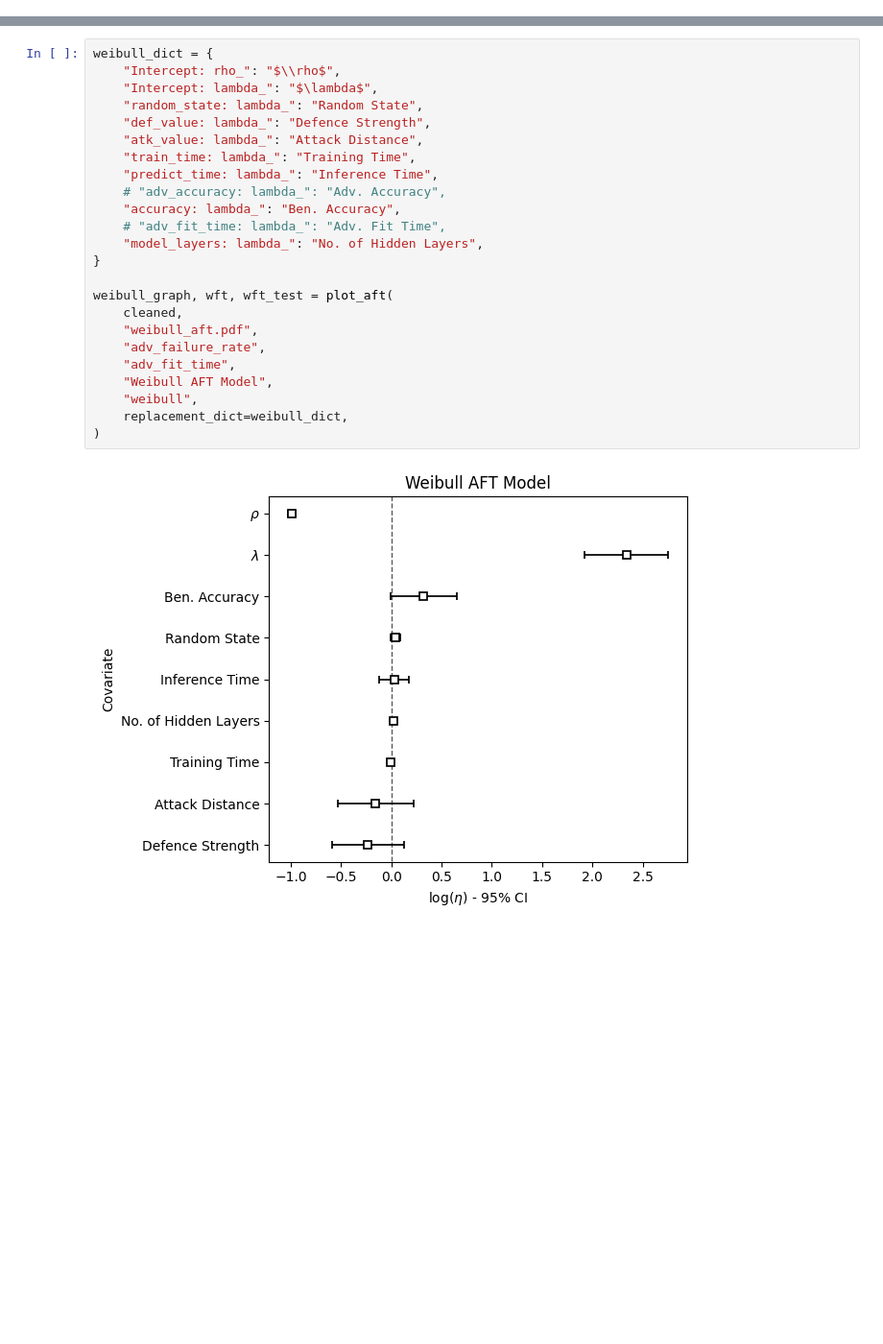
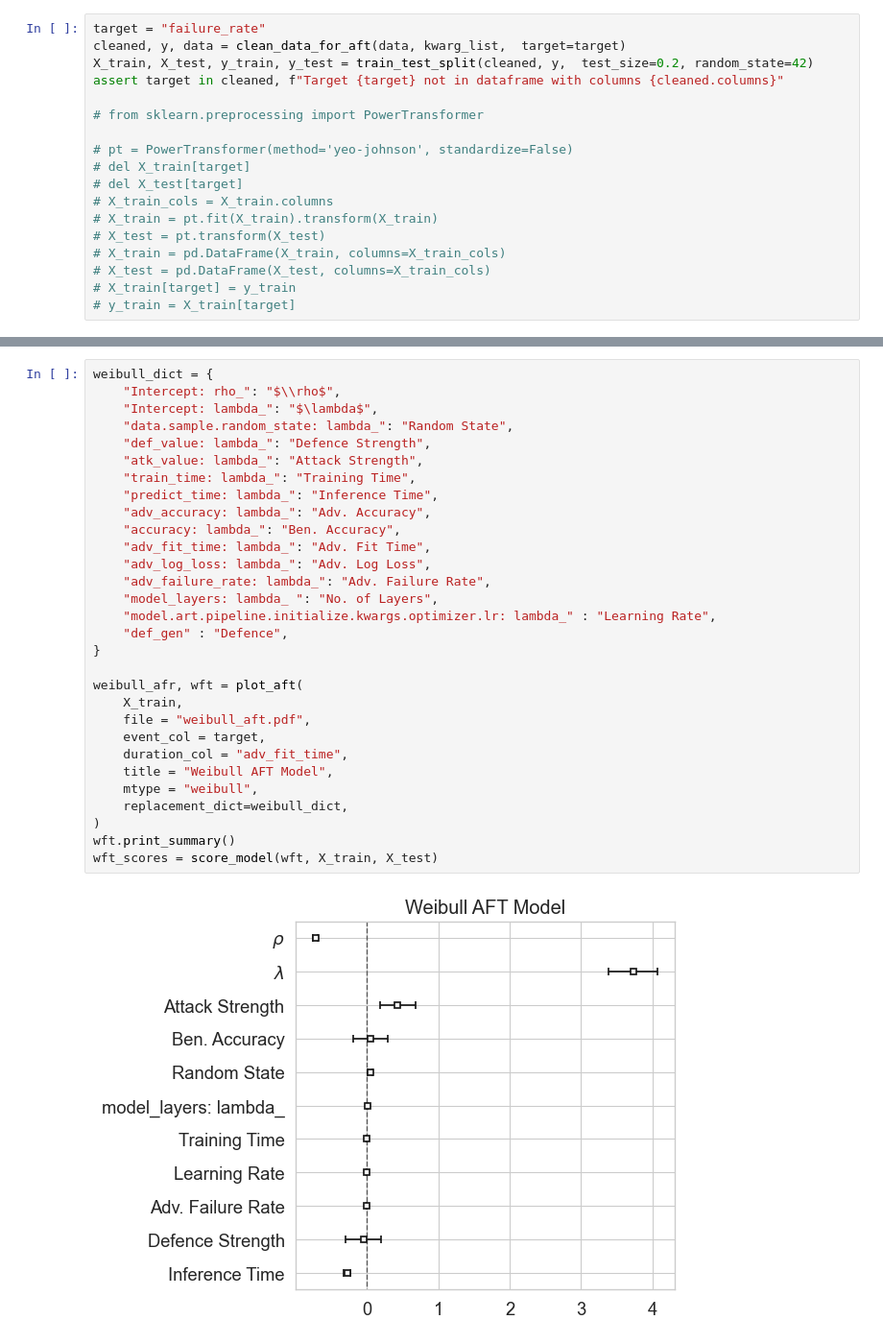
Before and after one commit to simplymathematics/deckard, a Jupyter notebook: examples/pytorch/weibull.ipynb, the cells around one changed output, grey strips where cells are left out. Shown at 96% size. Saved outputs shown, nothing was run; the diff lists cells and outputs as text; blank space fills up the shorter version.

Commit message:
update weibull

```diff
--- a/examples/pytorch/weibull.ipynb
+++ b/examples/pytorch/weibull.ipynb
@@ -140,0 +172,18 @@ random_state
+# %%
+target = "failure_rate"
+cleaned, y, data = clean_data_for_aft(data, kwarg_list,  target=target)
+X_train, X_test, y_train, y_test = train_test_split(cleaned, y,  test_size=0.2, random_state=42)
+assert target in cleaned, f"Target {target} not in dataframe with columns {cleaned.columns}"
+
+# from sklearn.preprocessing import PowerTransformer
+
+# pt = PowerTransformer(method='yeo-johnson', standardize=False)
+# del X_train[target]
+# del X_test[target]
+# X_train_cols = X_train.columns
+# X_train = pt.fit(X_train).transform(X_train)
+# X_test = pt.transform(X_test)
+# X_train = pd.DataFrame(X_train, columns=X_train_cols)
+# X_test = pd.DataFrame(X_test, columns=X_train_cols)
+# X_train[target] = y_train
+# y_train = X_train[target]
@@ -141,26 +210,32 @@ random_state
 # %%
 weibull_dict = {
     "Intercept: rho_": "$\\rho$",
     "Intercept: lambda_": "$\lambda$",
-    "random_state: lambda_": "Random State",
+    "data.sample.random_state: lambda_": "Random State",
     "def_value: lambda_": "Defence Strength",
-    "atk_value: lambda_": "Attack Distance",
+    "atk_value: lambda_": "Attack Strength",
     "train_time: lambda_": "Training Time",
     "predict_time: lambda_": "Inference Time",
-    # "adv_accuracy: lambda_": "Adv. Accuracy",
+    "adv_accuracy: lambda_": "Adv. Accuracy",
     "accuracy: lambda_": "Ben. Accuracy",
-    # "adv_fit_time: lambda_": "Adv. Fit Time",
-    "model_layers: lambda_": "No. of Hidden Layers",
+    "adv_fit_time: lambda_": "Adv. Fit Time",
+    "adv_log_loss: lambda_": "Adv. Log Loss",
+    "adv_failure_rate: lambda_": "Adv. Failure Rate",
+    "model_layers: lambda_ ": "No. of Layers",
+    "model.art.pipeline.initialize.kwargs.optimizer.lr: lambda_" : "Learning Rate",
+    "def_gen" : "Defence",
 }
 
-weibull_graph, wft, wft_test = plot_aft(
-    cleaned,
-    "weibull_aft.pdf",
-    "adv_failure_rate",
-    "adv_fit_time",
-    "Weibull AFT Model",
-    "weibull",
+weibull_afr, wft = plot_aft(
+    X_train,
+    file = "weibull_aft.pdf",
+    event_col = target,
+    duration_col = "adv_fit_time",
+    title = "Weibull AFT Model",
+    mtype = "weibull",
     replacement_dict=weibull_dict,
 )
+wft.print_summary()
+wft_scores = score_model(wft, X_train, X_test)
 # %% [output]
-[figure, old version]
+[figure, new version]
```
Also changed, not shown: parts of 15 cells of this notebook, 1 other file.
